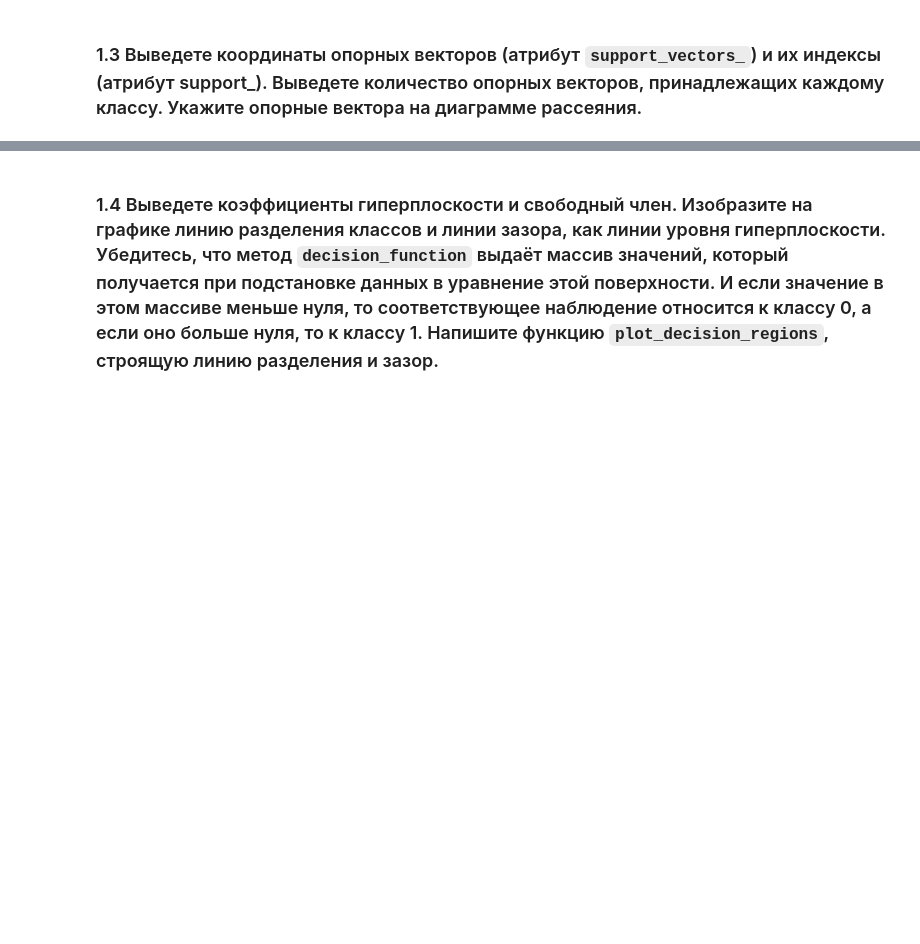
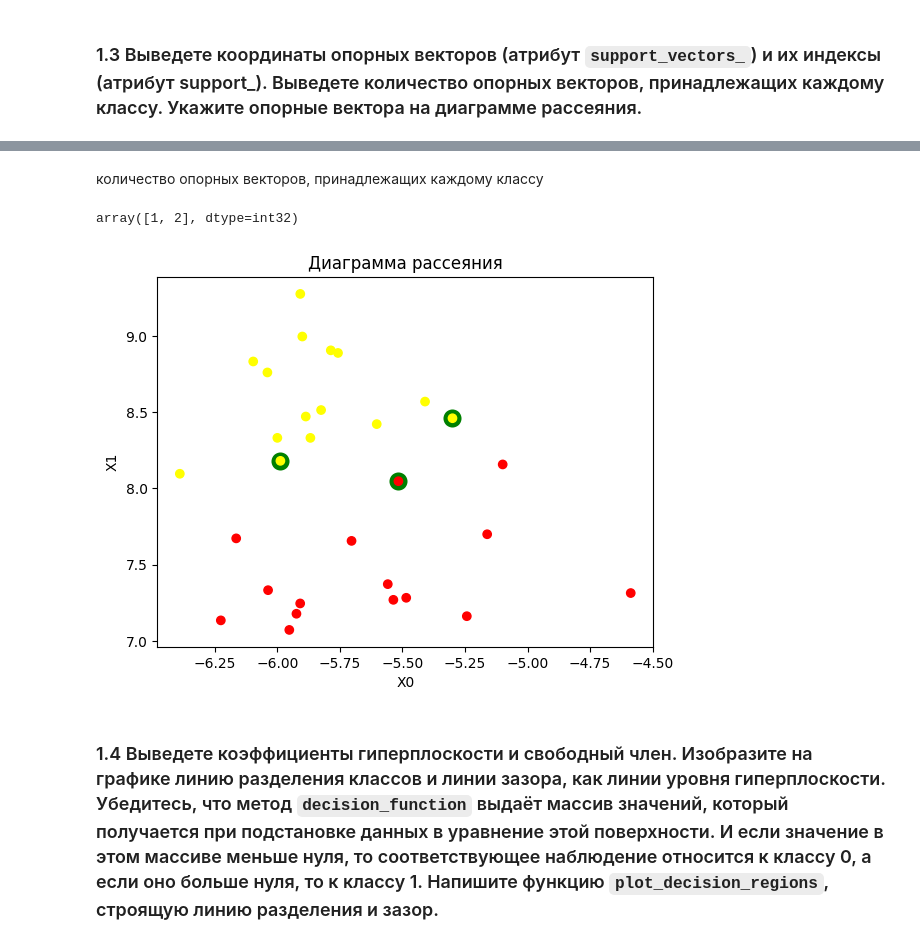
Before and after one commit to consciousnss/fa-machine-learning, a Jupyter notebook: semestr2/SVM.ipynb, the cells around one changed output, grey strips where cells are left out. Saved outputs shown, nothing was run; the diff lists cells and outputs as text; code cells hidden in the pictures; blank space fills up the shorter version.

```diff
--- a/semestr2/SVM.ipynb
+++ b/semestr2/SVM.ipynb
@@ -82,2 +119,17 @@ from sklearn.svm import SVC
+# %% [markdown]
+количество опорных векторов, принадлежащих каждому классу
+# %%
+svm_linear.n_support_
+# %% [output]
+array([1, 2], dtype=int32)
+# %%
+plt.scatter(svm_linear.support_vectors_[:, 0], svm_linear.support_vectors_[:, 1], linewidths=7, facecolors='green')
+plt.scatter(X[:, 0], X[:, 1], c=y, cmap='autumn')
+plt.title("Диаграмма рассеяния")
+plt.xlabel("X0")
+plt.ylabel("X1")
+plt.show()
+# %% [output]
+[figure, added]
 # %% [markdown]
 ### 1.4  Выведете коэффициенты гиперплоскости и свободный член. Изобразите на графике линию разделения классов и линии зазора, как линии уровня гиперплоскости. Убедитесь, что метод `decision_function` выдаёт массив значений, который получается при подстановке данных в уравнение этой поверхности. И если значение в этом массиве меньше нуля, то соответствующее наблюдение относится к классу 0, а если оно больше нуля, то к классу 1. Напишите функцию `plot_decision_regions`, строящую линию разделения и зазор.
```
Also changed, not shown: parts of 32 cells of this notebook.
